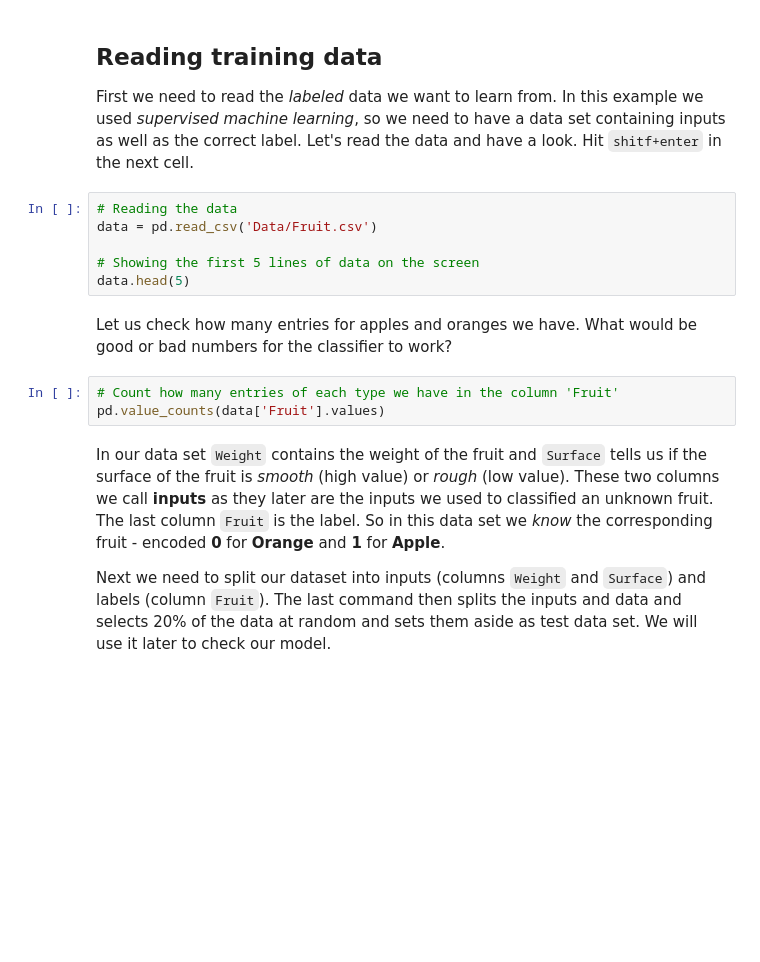
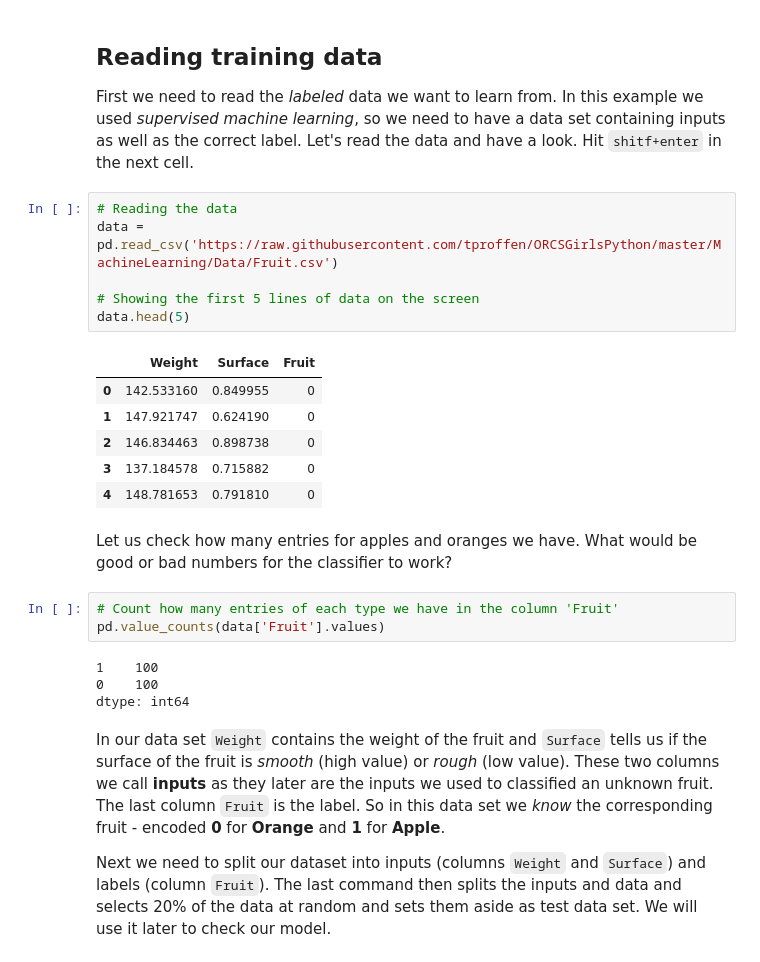
Before and after one commit to tproffen/ORCSGirlsPython, a Jupyter notebook: MachineLearning/Activity 2 -- FunWithMachineLearning-Fruit.ipynb, the cells around one changed output. Drawn from its saved outputs; the diff is of its cells as text; blank space fills up the shorter version.

```diff
--- a/MachineLearning/Activity 2 -- FunWithMachineLearning-Fruit.ipynb
+++ b/MachineLearning/Activity 2 -- FunWithMachineLearning-Fruit.ipynb
@@ -27,15 +29,26 @@ mpl.rcParams['lines.markersize'] = 12
 First we need to read the *labeled* data we want to learn from. In this example we used *supervised machine learning*, so we need to have a data set containing inputs as well as the correct label. Let's read the data and have a look. Hit `shitf+enter` in the next cell.
 # %%
 # Reading the data
-data = pd.read_csv('Data/Fruit.csv')
+data = pd.read_csv('https://raw.githubusercontent.com/tproffen/ORCSGirlsPython/master/MachineLearning/Data/Fruit.csv')
 
 # Showing the first 5 lines of data on the screen
 data.head(5)
+# %% [output]
+|  | Weight | Surface | Fruit |
+| 0 | 142.533160 | 0.849955 | 0 |
+| 1 | 147.921747 | 0.624190 | 0 |
+| 2 | 146.834463 | 0.898738 | 0 |
+| 3 | 137.184578 | 0.715882 | 0 |
+| 4 | 148.781653 | 0.791810 | 0 |
 # %% [markdown]
 Let us check how many entries for apples and oranges we have. What would be good or bad numbers for the classifier to work?
 # %%
 # Count how many entries of each type we have in the column 'Fruit'
 pd.value_counts(data['Fruit'].values)
+# %% [output]
+1    100
+0    100
+dtype: int64
 # %% [markdown]
 In our data set `Weight` contains the weight of the fruit and `Surface` tells us if the surface of the fruit is *smooth* (high value) or *rough* (low value). These two columns we call **inputs** as they later are the inputs we used to classified an unknown fruit. The last column `Fruit` is the label. So in this data set we *know* the corresponding fruit - encoded **0** for **Orange** and **1** for **Apple**.
 
```
Also changed, not shown: parts of 6 cells of this notebook.
